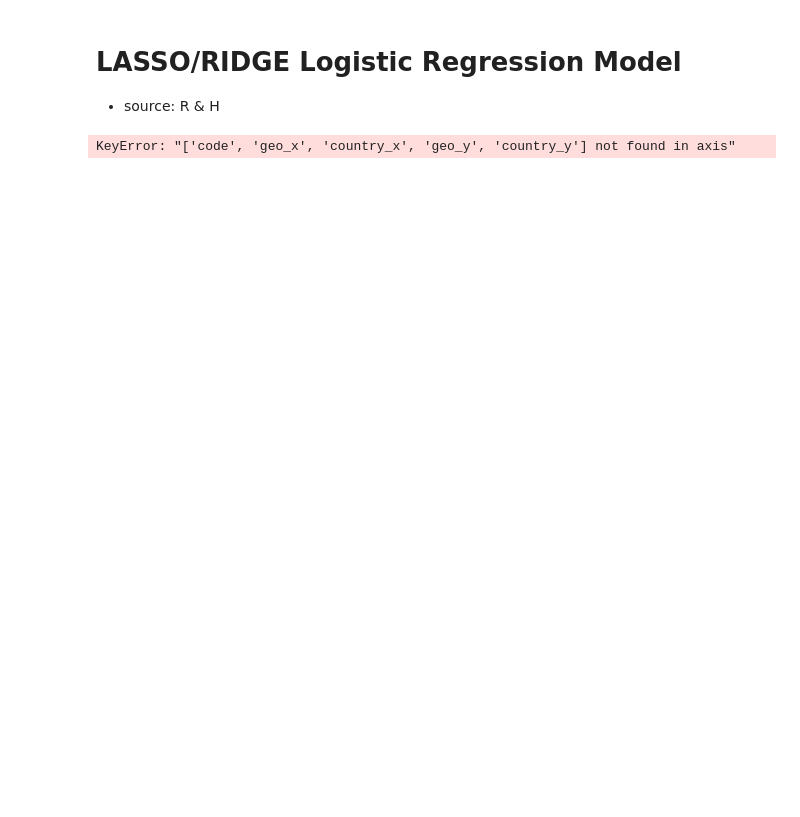
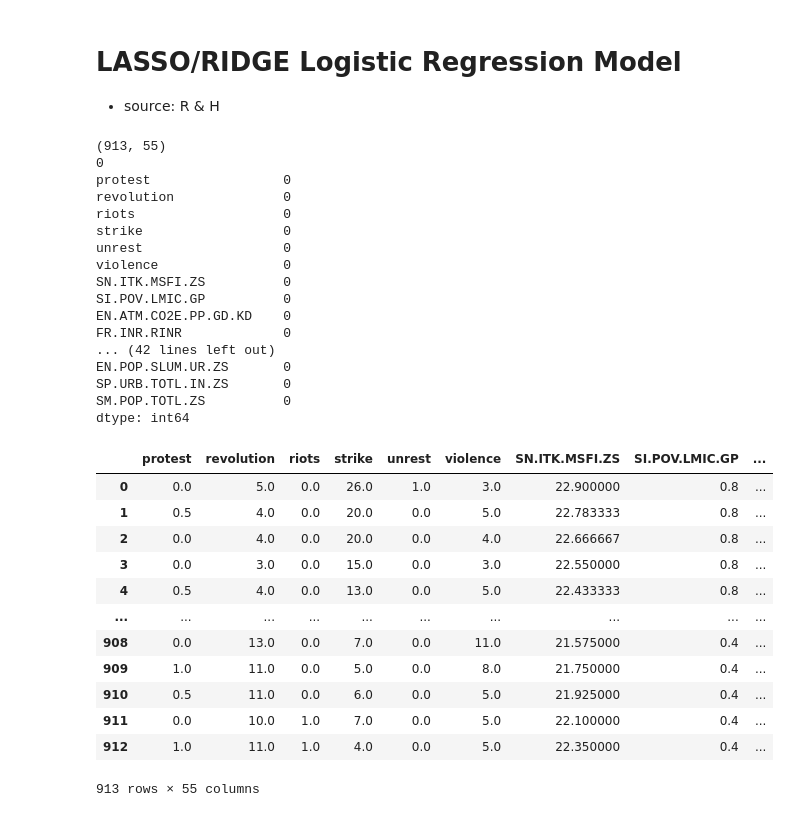
Before and after one commit to ShuklaPriyam/Data_Revolutions, a Jupyter notebook: Model/LASSO.ipynb, the cells around one changed output. Drawn from its saved outputs; the diff is of its cells as text; code cells hidden in the pictures; blank space fills up the shorter version.

```diff
--- a/Model/LASSO.ipynb
+++ b/Model/LASSO.ipynb
@@ -20,30 +42,65 @@ for element in WB_database_codes:
 # %%
-# Load the dataset
+# Load the dataset - MENA cleaning
 df_MENA = pd.read_csv("merged_dfs_MENA_noNA.csv")
 df_MENA = df_MENA.drop(columns=["Unnamed: 0.2", "Unnamed: 0.1", "Unnamed: 0_x", "code", "geo_x", "economy", "Unnamed: 0_y", "country_x", "Time", "geo_y", "country_y", "Unnamed: 0", "iso3"])
 
-# Removal of removed data categories
-removed_data_categories = ['SI.POV.MDIM', 'SI.POV.MDIM.XQ', 'SI.POV.MDIM.IT', 'SH.MED.CMHW.P3', 'SH.MED.NUMW.P3', 'SL.WAG.0714.ZS']
-for cat in removed_data_categories:
-    data_categories.remove(cat)
-
 df_MENA["time_period"] = ( df_MENA["year"] - 2004 )*12 + df_MENA["month"] - 7 # convert date into an integer
 df_MENA = df_MENA[["date", "country_code", "Country", "year", "month", "time_period", "protest", "revolution", "riots", "strike", "unrest", "violence"] + data_categories + ["unrest_index"]]
+df_MENA = df_MENA.sort_values(["country_code", "year"])
+df_MENA = df_MENA.dropna()
+df_MENA = df_MENA.drop(columns=["month", "time_period"])
 df_MENA
 df_MENA.to_csv(r'merged_dfs_MENA_noNA_v2.csv')
 # %%
-# Load the dataset - PENDING ANDRES update
+# Load the dataset - world cleaning
 df_world = pd.read_csv("merged_dfs_world_noNA.csv")
 df_world = df_world.reset_index()
-df_world = df_world.drop(columns=["Unnamed: 0.1", "Unnamed: 0_x", "code", "geo_x", "economy", "Unnamed: 0_y", "country_x", "Time", "geo_y", "country_y", "Unnamed: 0", "iso3"])
+df_world = df_world.drop(columns=["Unnamed: 0.1", "Unnamed: 0_x", "economy", "Unnamed: 0_y", "Time", "Unnamed: 0", "iso3"])
 
-# Removal of removed data categories
-removed_data_categories = ['SI.POV.MDIM', 'SI.POV.MDIM.XQ', 'SI.POV.MDIM.IT', 'SH.MED.CMHW.P3', 'SH.MED.NUMW.P3', 'SL.WAG.0714.ZS']
-for cat in removed_data_categories:
-    data_categories.remove(cat)
-
-df_MENA["time_period"] = ( df_MENA["year"] - 2004 )*12 + df_MENA["month"] - 7 # convert date into an integer
-df_MENA = df_MENA[["date", "country_code", "Country", "year", "month", "time_period", "protest", "revolution", "riots", "strike", "unrest", "violence"] + data_categories + ["unrest_index"]]
-df_MENA
+df_world["time_period"] = ( df_world["year"] - 2004 ) # convert date into an integer
+df_world = df_world[["date", "country_code", "Country", "year", "time_period", "protest", "revolution", "riots", "strike", "unrest", "violence"] + data_categories + ["unrest_index"]]
+df_world = df_world.sort_values(["country_code", "year"])
+df_world = df_world.dropna()
+df_world.to_csv(r'merged_dfs_world_noNA_v2.csv')
-# %% [output]
-KeyError: "['code', 'geo_x', 'country_x', 'geo_y', 'country_y'] not found in axis"
+# %%
+# X = df_world.drop(['date', 'unrest_index', 'country_code', 'Country', 'year', 'time_period'], axis=1)
+X = df_MENA.drop(['date', 'unrest_index', 'country_code', 'Country', 'year'], axis=1)
+
+# Calculate sd
+x_sd = np.std(X, ddof=1)
+
+print(X.shape)
+print(X.duplicated().sum())
+print(X.isnull().sum())
+X
+# %% [output]
+(913, 55)
+0
+protest                 0
+revolution              0
+riots                   0
+strike                  0
+unrest                  0
+violence                0
+SN.ITK.MSFI.ZS          0
+SI.POV.LMIC.GP          0
+EN.ATM.CO2E.PP.GD.KD    0
+FR.INR.RINR             0
+... (42 lines left out)
+EN.POP.SLUM.UR.ZS       0
+SP.URB.TOTL.IN.ZS       0
+SM.POP.TOTL.ZS          0
+dtype: int64
+|  | protest | revolution | riots | strike | unrest | violence | SN.ITK.MSFI.ZS | SI.POV.LMIC.GP | ... |
+| 0 | 0.0 | 5.0 | 0.0 | 26.0 | 1.0 | 3.0 | 22.900000 | 0.8 | ... |
+| 1 | 0.5 | 4.0 | 0.0 | 20.0 | 0.0 | 5.0 | 22.783333 | 0.8 | ... |
+| 2 | 0.0 | 4.0 | 0.0 | 20.0 | 0.0 | 4.0 | 22.666667 | 0.8 | ... |
+| 3 | 0.0 | 3.0 | 0.0 | 15.0 | 0.0 | 3.0 | 22.550000 | 0.8 | ... |
+| 4 | 0.5 | 4.0 | 0.0 | 13.0 | 0.0 | 5.0 | 22.433333 | 0.8 | ... |
+| ... | ... | ... | ... | ... | ... | ... | ... | ... | ... |
+| 908 | 0.0 | 13.0 | 0.0 | 7.0 | 0.0 | 11.0 | 21.575000 | 0.4 | ... |
+| 909 | 1.0 | 11.0 | 0.0 | 5.0 | 0.0 | 8.0 | 21.750000 | 0.4 | ... |
+| 910 | 0.5 | 11.0 | 0.0 | 6.0 | 0.0 | 5.0 | 21.925000 | 0.4 | ... |
+| 911 | 0.0 | 10.0 | 1.0 | 7.0 | 0.0 | 5.0 | 22.100000 | 0.4 | ... |
+| 912 | 1.0 | 11.0 | 1.0 | 4.0 | 0.0 | 5.0 | 22.350000 | 0.4 | ... |
+913 rows × 55 columns
```
Also changed, not shown: parts of 8 cells of this notebook, 1 other file.
